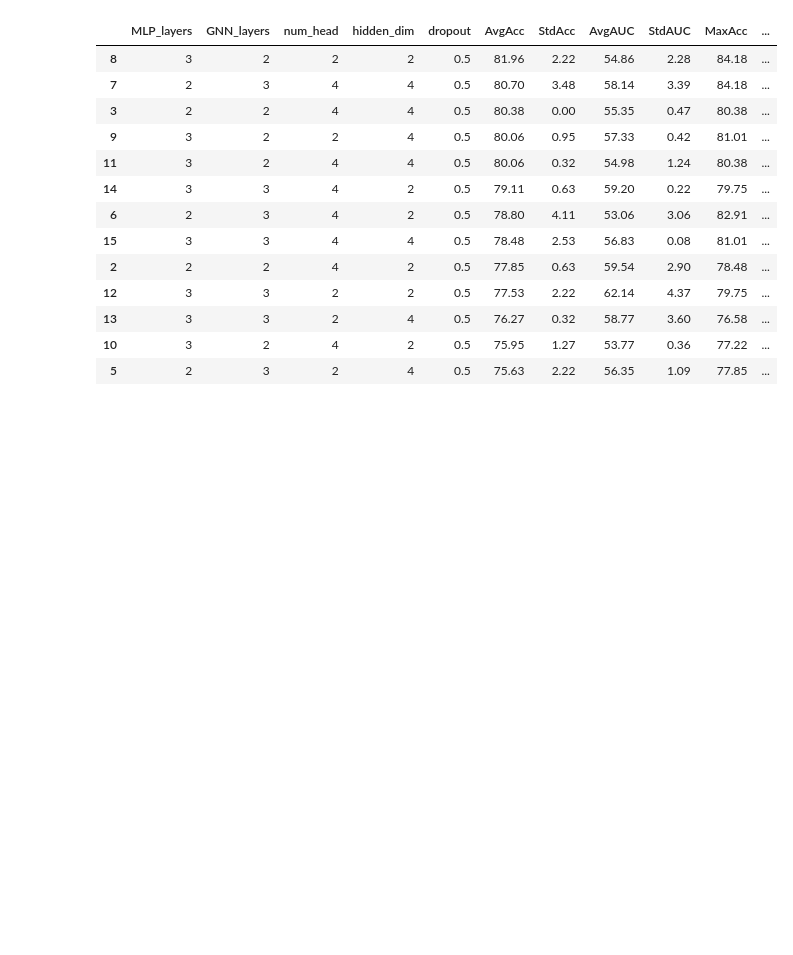
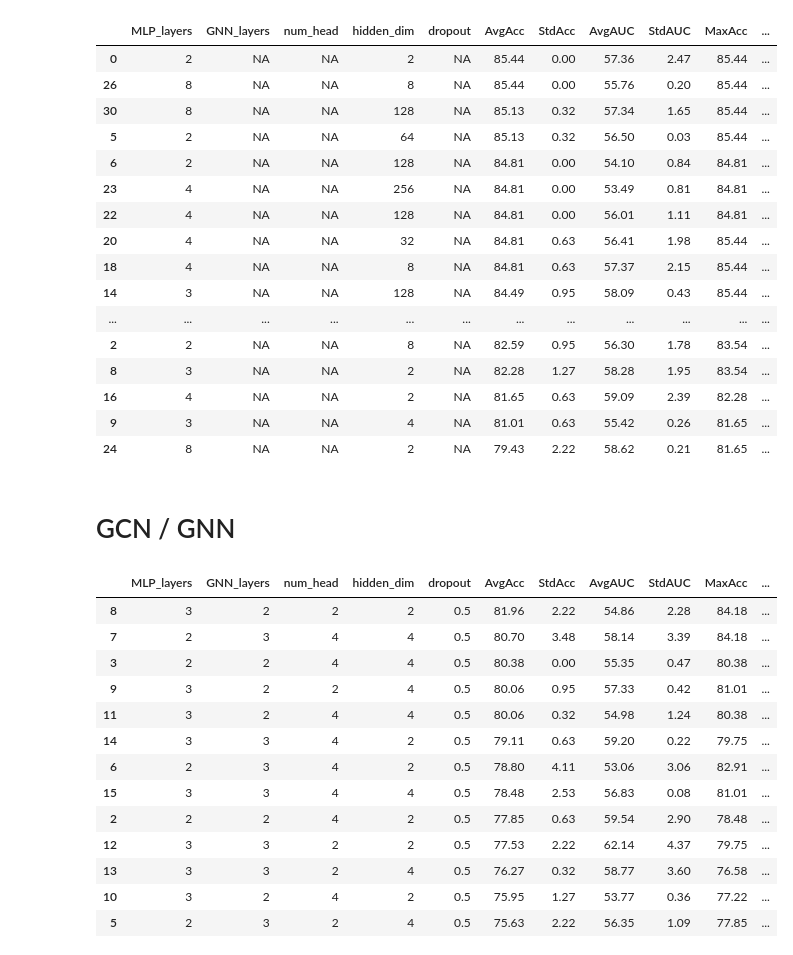
Before and after one commit to yanismiraoui/CNS-Research-YM, a Jupyter notebook: extract_results_tuning.ipynb, the cells around one changed output. Cells and saved outputs as stored; diff of their text form; code cells hidden in the pictures; blank space fills up the shorter version.

```diff
--- a/extract_results_tuning.ipynb
+++ b/extract_results_tuning.ipynb
@@ -7 +53,47 @@ import re
+# %%
+# Fully connected with one layer masking
+with open('./modified_XGW-GAT/save_results_tuning_fc_masking.pkl', 'rb') as f:
+    results = pkl.load(f)
+
+# Function to extract numbers from a string
+def extract_numbers(s):
+    return [float(n) for n in re.findall(r"[-+]?\d*\.\d+|\d+", s)]
+
+# Process the data
+formatted_data = []
+for key, values in results.items():
+    row = list(key)
+    for value in values:
+        numbers = extract_numbers(value)
+        row.extend(numbers)
+    formatted_data.append(row)
+
+# Creating DataFrame with appropriate column names
+columns = ['MLP_layers', 'GNN_layers', 'num_head', 'hidden_dim', 'dropout']
+additional_columns = ['AvgAcc', 'StdAcc', 'AvgAUC', 'StdAUC', 'MaxAcc', 'MaxAUC', 'TreatmentAcc', 'TreatmentAUC', 'ScannerAcc', 'ScannerAUC']
+columns.extend(additional_columns)
+df_gcn = pd.DataFrame(formatted_data, columns=columns)
+
+# Display the DataFrame
+df_gcn.sort_values(by='AvgAcc', ascending=False)
+# %% [output]
+|  | MLP_layers | GNN_layers | num_head | hidden_dim | dropout | AvgAcc | StdAcc | AvgAUC | StdAUC | MaxAcc | ... |
+| 0 | 2 | NA | NA | 2 | NA | 85.44 | 0.00 | 57.36 | 2.47 | 85.44 | ... |
+| 26 | 8 | NA | NA | 8 | NA | 85.44 | 0.00 | 55.76 | 0.20 | 85.44 | ... |
+| 30 | 8 | NA | NA | 128 | NA | 85.13 | 0.32 | 57.34 | 1.65 | 85.44 | ... |
+| 5 | 2 | NA | NA | 64 | NA | 85.13 | 0.32 | 56.50 | 0.03 | 85.44 | ... |
+| 6 | 2 | NA | NA | 128 | NA | 84.81 | 0.00 | 54.10 | 0.84 | 84.81 | ... |
+| 23 | 4 | NA | NA | 256 | NA | 84.81 | 0.00 | 53.49 | 0.81 | 84.81 | ... |
+| 22 | 4 | NA | NA | 128 | NA | 84.81 | 0.00 | 56.01 | 1.11 | 84.81 | ... |
+| 20 | 4 | NA | NA | 32 | NA | 84.81 | 0.63 | 56.41 | 1.98 | 85.44 | ... |
+| 18 | 4 | NA | NA | 8 | NA | 84.81 | 0.63 | 57.37 | 2.15 | 85.44 | ... |
+| 14 | 3 | NA | NA | 128 | NA | 84.49 | 0.95 | 58.09 | 0.43 | 85.44 | ... |
+| ... | ... | ... | ... | ... | ... | ... | ... | ... | ... | ... | ... |
+| 2 | 2 | NA | NA | 8 | NA | 82.59 | 0.95 | 56.30 | 1.78 | 83.54 | ... |
+| 8 | 3 | NA | NA | 2 | NA | 82.28 | 1.27 | 58.28 | 1.95 | 83.54 | ... |
+| 16 | 4 | NA | NA | 2 | NA | 81.65 | 0.63 | 59.09 | 2.39 | 82.28 | ... |
+| 9 | 3 | NA | NA | 4 | NA | 81.01 | 0.63 | 55.42 | 0.26 | 81.65 | ... |
+| 24 | 8 | NA | NA | 2 | NA | 79.43 | 2.22 | 58.62 | 0.21 | 81.65 | ... |
+# %% [markdown]
+# GCN / GNN
 # %%
```
Also changed, not shown: parts of 7 cells of this notebook, 2 other files.
